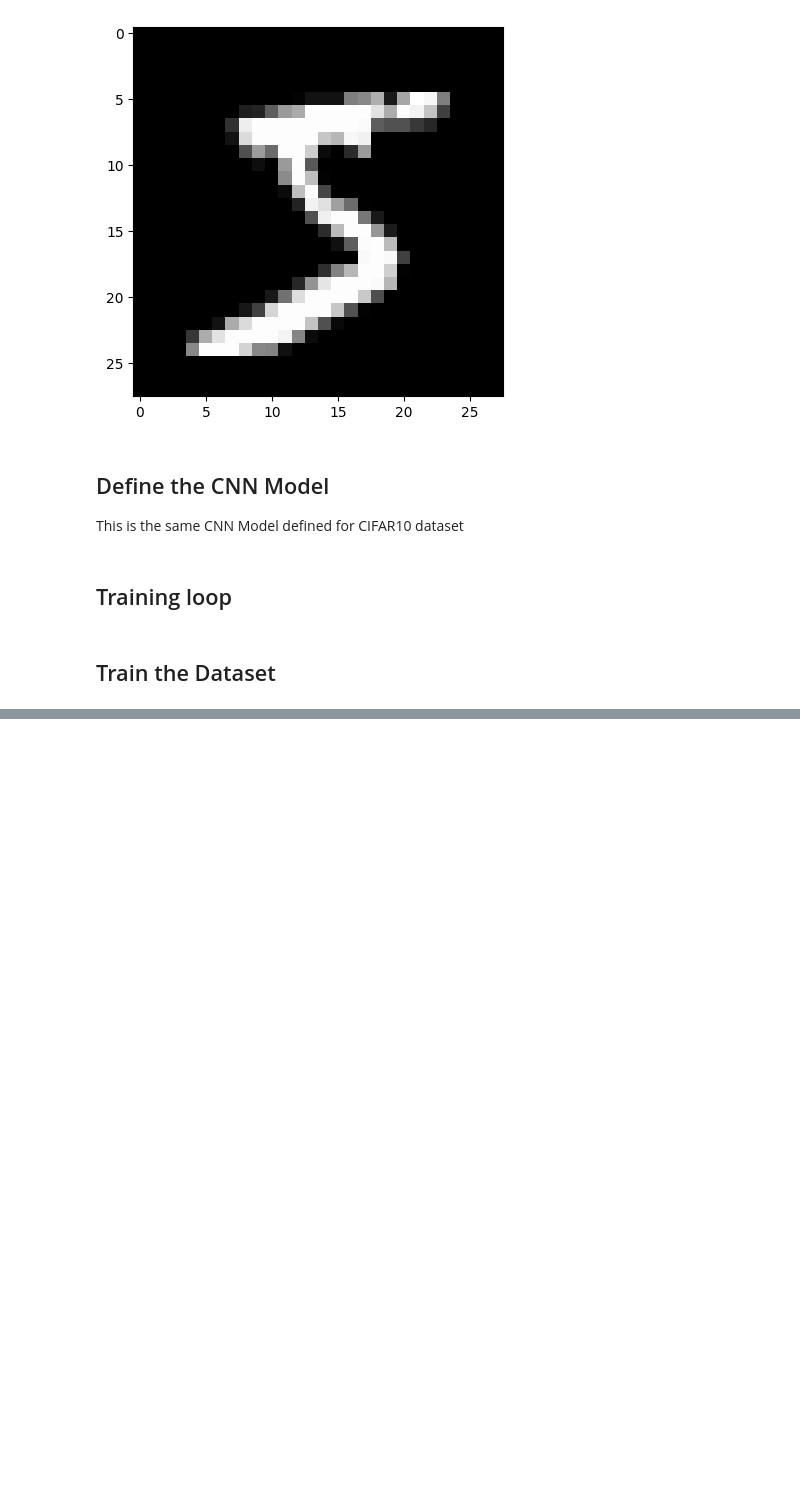
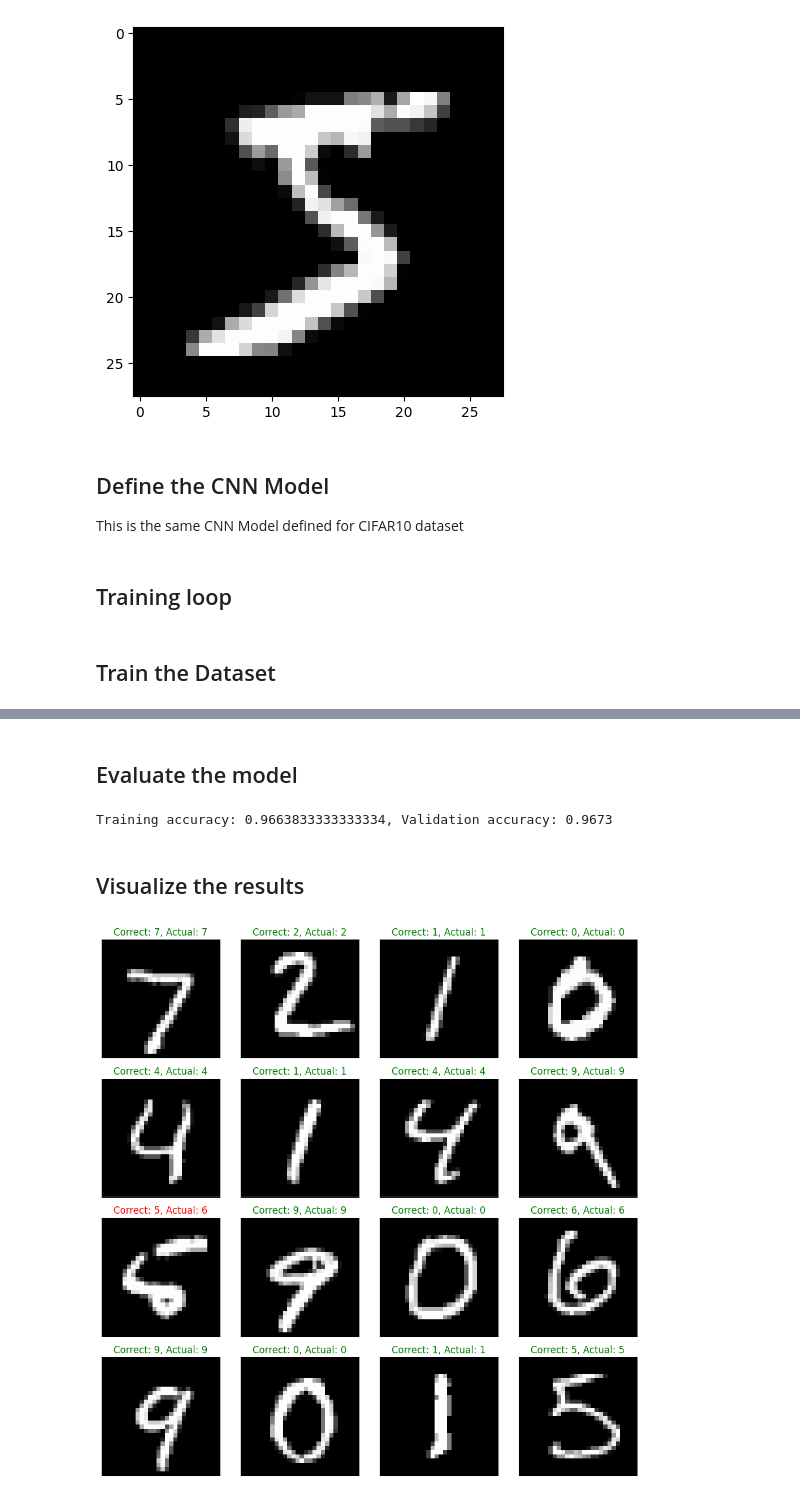
Before and after one commit to rastri-dey/Ground-up-implementations-ML-algorithms-, a Jupyter notebook: notebooks/CNN_mnist_pytorch.ipynb, the cells around one changed output, grey strips where cells are left out. Cells and saved outputs as stored; diff of their text form; code cells hidden in the pictures; blank space fills up the shorter version.

Commit message:
Get results for PyTorch based CNN MNIST model

```diff
--- a/notebooks/CNN_mnist_pytorch.ipynb
+++ b/notebooks/CNN_mnist_pytorch.ipynb
@@ -152,0 +153,45 @@ Epoch: 10, Avg Train Loss per batch: 0.21541422411704114
+# %% [markdown]
+## Evaluate the model
+# %%
+def eval(data_loader, model):
+  with torch.no_grad():
+    correct = 0
+    total = 0
+    for imgs, labels in data_loader:
+      imgs = imgs.to(device = device)
+      labels = labels.to(device = device)
+      outputs = model(imgs)               # Shape: [batch_size, logits for num_classes]
+      _, y = torch.max(outputs, dim=1)
+      correct += int((labels==y).sum()) # predicted == labels creates a boolean tensor where each element is True if the prediction matches, .sum() calculates the number of True values in that boolean tensor
+      total += labels.shape[0]
+
+    accuracy = correct/total
+  return accuracy
+
+val_loader = torch.utils.data.DataLoader(mnist_val, batch_size = 64, shuffle  = False)
+val_accuracy = eval(val_loader, model)
+train_accuracy = eval(train_loader, model)
+print(f"Training accuracy: {train_accuracy}, Validation accuracy: {val_accuracy}")
+# %% [output]
+Training accuracy: 0.9663833333333334, Validation accuracy: 0.9673
+# %% [markdown]
+## Visualize the results
+# %%
+imgs, labels = next(iter(val_loader))
+
+imgs = imgs.to(device=device)
+outputs = model(imgs)
+_, y = torch.max(outputs, dim=1)
+
+fig = plt.figure(figsize = (10,10))
+for i in range(min(16, len(imgs))):
+  ax = fig.add_subplot(4, 4, i+1, xticks=[], yticks=[])
+  img = imgs[i].to(device='cpu')
+  ax.imshow(img.permute(1,2,0), cmap='gray')
+  color = 'green' if labels[i]==y[i] else 'red'
+  ax.set_title(f"Correct: {labels[i].item()}, Actual: {y[i].item()}", color=color)
+
+plt.tight_layout()
+plt.show()
+# %% [output]
+[figure, added]
```
Also changed, not shown: parts of 1 cell of this notebook.
